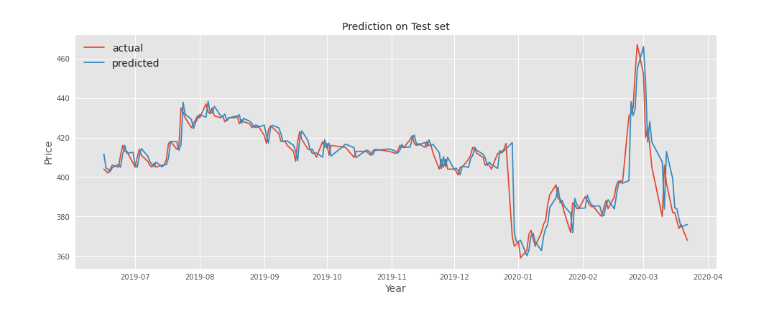
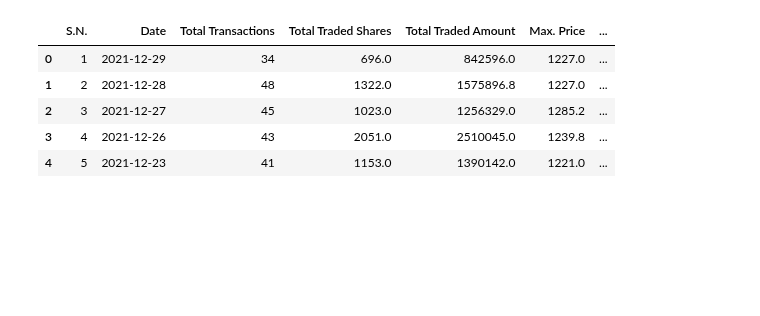
Before and after one commit to SudipBishwakarma/MSc-Dissertation-2021, a Jupyter notebook: msc-dissertation-stacked-lstm-ver-2-opt.ipynb, the cells around one changed output. Drawn from its saved outputs; the diff is of its cells as text; code cells hidden in the pictures; blank space fills up the shorter version.

```diff
--- a/msc-dissertation-stacked-lstm-ver-2-opt.ipynb
+++ b/msc-dissertation-stacked-lstm-ver-2-opt.ipynb
@@ -462,10 +0,0 @@ plt.show()
-# %%
-plt.title('Prediction on Test set', fontsize=14)
-plt.xlabel('Year', fontsize=14)
-plt.ylabel('Price', fontsize=14)
-plt.plot(date_test, Y_test, label='actual')
-plt.plot(date_test, yhat_test, label='predicted')
-plt.legend(fontsize=14)
-plt.show()
-# %% [output]
-[figure, removed]
@@ -471,0 +16,12 @@ plt.show()
+# %%
+df = pd.read_csv('ACLBSL_2000-01-01_2021-12-31.csv')
+df['Date'] = pd.to_datetime(df.Date)
+# df = df[df['Date'] >= '2023-07-23']
+df.head()
+# %% [output]
+|  | S.N. | Date | Total Transactions | Total Traded Shares | Total Traded Amount | Max. Price | ... |
+| 0 | 1 | 2021-12-29 | 34 | 696.0 | 842596.0 | 1227.0 | ... |
+| 1 | 2 | 2021-12-28 | 48 | 1322.0 | 1575896.8 | 1227.0 | ... |
+| 2 | 3 | 2021-12-27 | 45 | 1023.0 | 1256329.0 | 1285.2 | ... |
+| 3 | 4 | 2021-12-26 | 43 | 2051.0 | 2510045.0 | 1239.8 | ... |
+| 4 | 5 | 2021-12-23 | 41 | 1153.0 | 1390142.0 | 1221.0 | ... |
```
Also changed, not shown: parts of 69 cells of this notebook.
